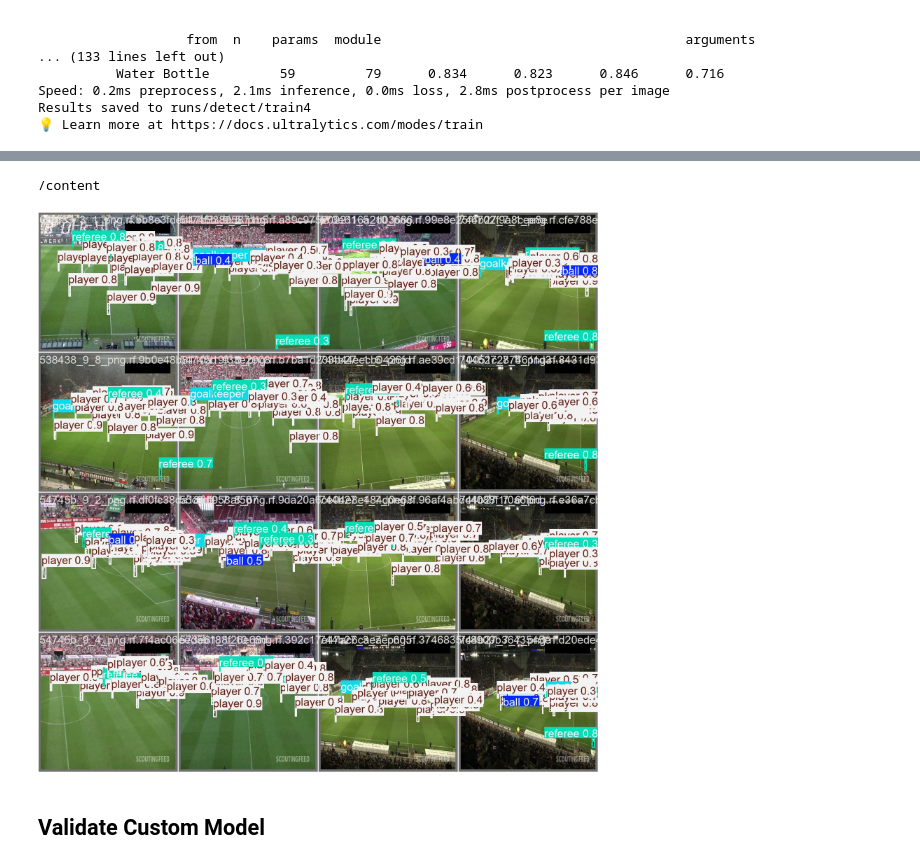
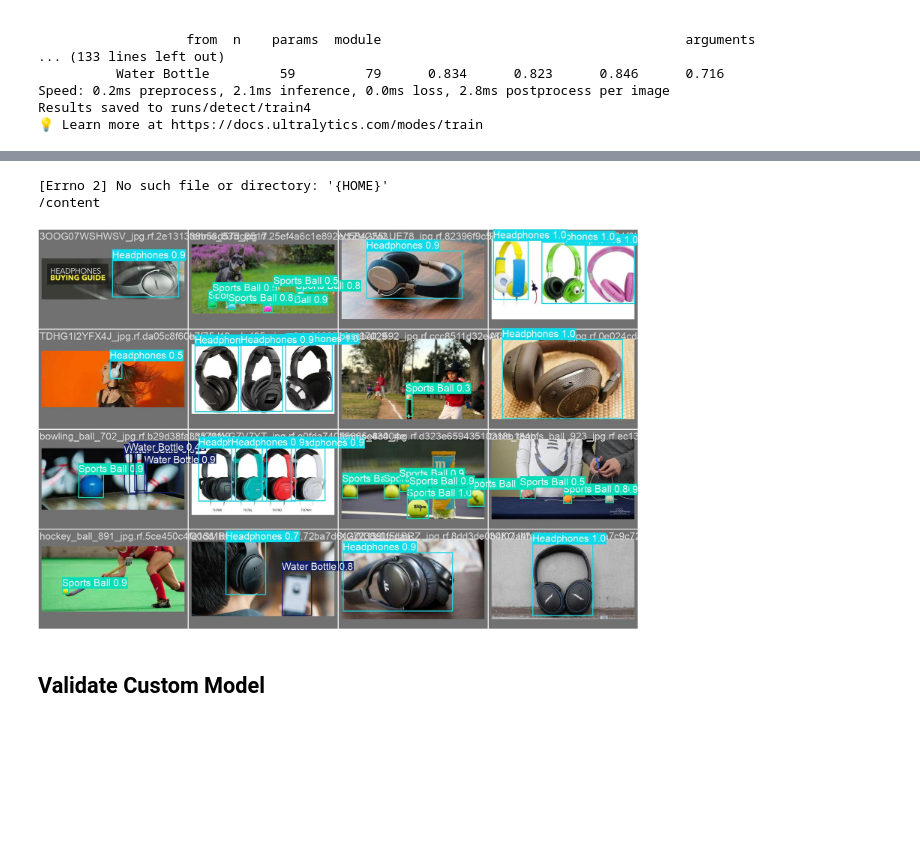
Before and after one commit to folo1/model_training, a Jupyter notebook: notebooks/train-yolov8-object-detection-on-custom-dataset.ipynb, the cells around one changed output, grey strips where cells are left out. Saved outputs shown, nothing was run; the diff lists cells and outputs as text; code cells hidden in the pictures; blank space fills up the shorter version.

```diff
--- a/notebooks/train-yolov8-object-detection-on-custom-dataset.ipynb
+++ b/notebooks/train-yolov8-object-detection-on-custom-dataset.ipynb
@@ -309,9 +177,10 @@ Image(filename=f'{HOME}/runs/detect/train/results.png', width=600)
 # %%
 %cd {HOME}
-Image(filename=f'{HOME}/runs/detect/train/val_batch0_pred.jpg', width=600)
+Image(filename=f'/content/runs/detect/train4/val_batch0_pred.jpg', width=600)
 # %% [output]
+[Errno 2] No such file or directory: '{HOME}'
 /content
-[figure, old version]
+[figure, new version]
 # %% [markdown]
 ## Validate Custom Model
 # %%
```
Also changed, not shown: parts of 21 cells of this notebook.
